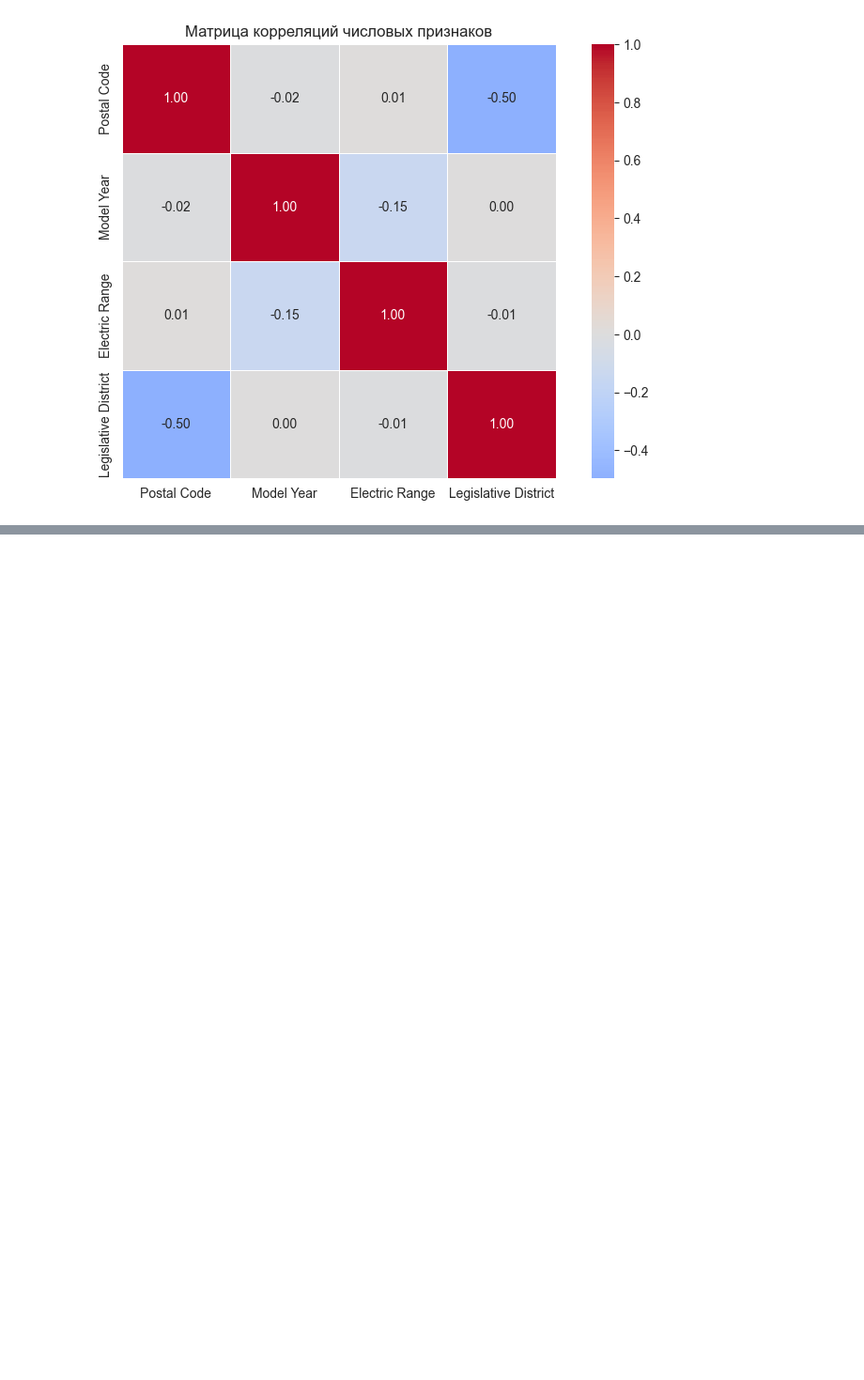
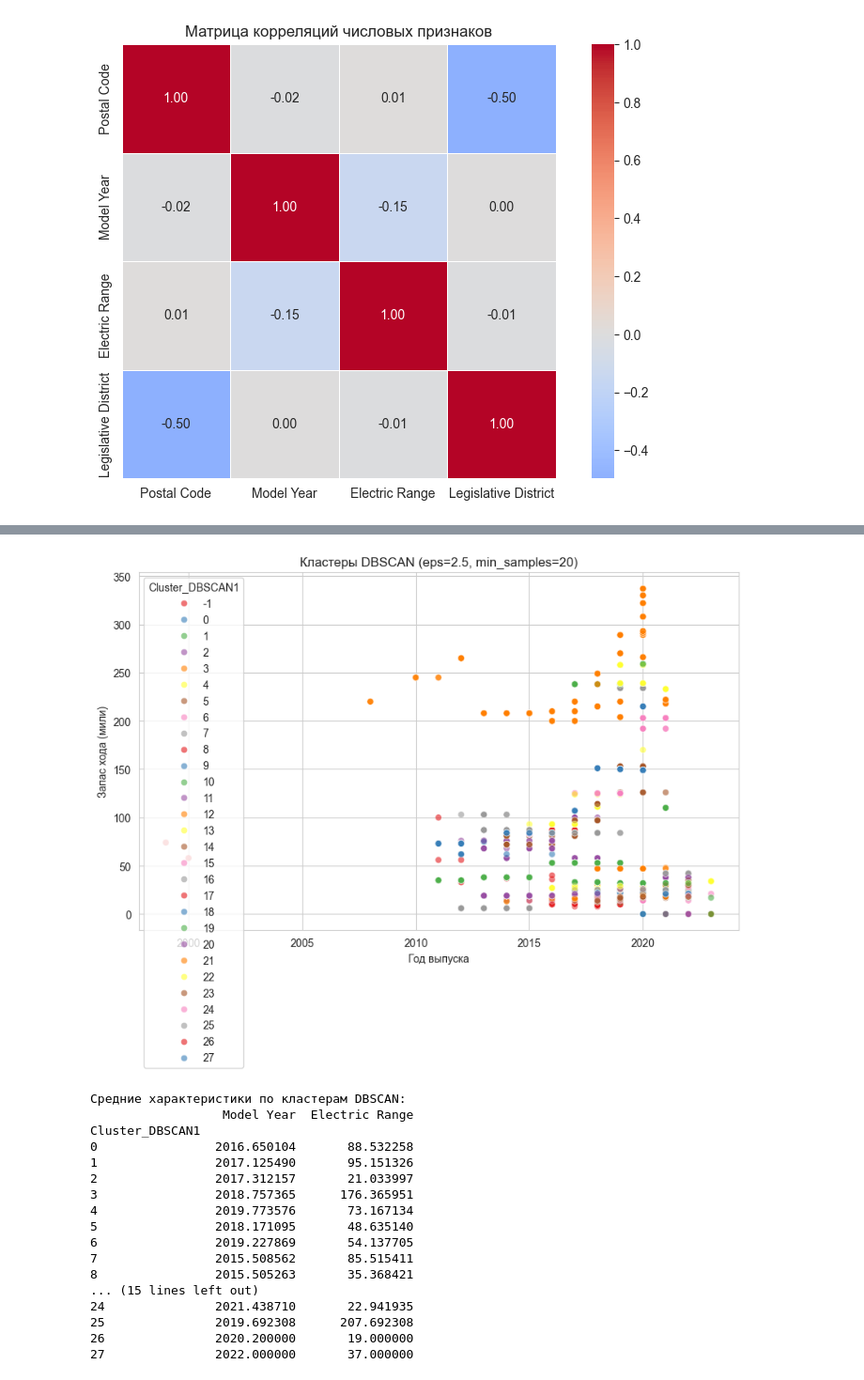
Before and after one commit to alexm1h/Machine-Learning-Python, a Jupyter notebook: lab2_MO/lab2_MO.ipynb, the cells around one changed output, grey strips where cells are left out. Shown at 94% size. Cells and saved outputs as stored; diff of their text form; code cells hidden in the pictures; blank space fills up the shorter version.

```diff
--- a/lab2_MO/lab2_MO.ipynb
+++ b/lab2_MO/lab2_MO.ipynb
@@ -281,0 +521,41 @@ Legislative District              1.000000
+# %%
+from sklearn.cluster import DBSCAN
+
+#Обучаем DBSCAN с удачными параметрами
+dbscan = DBSCAN(eps=2.5, min_samples=20)
+data_clean['Cluster_DBSCAN1'] = dbscan.fit_predict(X_scaled)
+
+plt.figure(figsize=(10, 6))
+sns.scatterplot(
+    data=data_clean.sample(5000, random_state=42),
+    x='Model Year', y='Electric Range',
+    hue='Cluster_DBSCAN1',
+    palette='Set1',
+    alpha=0.6
+)
+plt.title('Кластеры DBSCAN (eps=2.5, min_samples=20)')
+plt.xlabel('Год выпуска')
+plt.ylabel('Запас хода (мили)')
+plt.show()
+
+print("Средние характеристики по кластерам DBSCAN:")
+print(data_clean[data_clean['Cluster_DBSCAN1'] != -1].groupby('Cluster_DBSCAN1')[['Model Year', 'Electric Range']].mean())
+# %% [output]
+[figure, added]
+Средние характеристики по кластерам DBSCAN:
+                  Model Year  Electric Range
+Cluster_DBSCAN1
+0                2016.650104       88.532258
+1                2017.125490       95.151326
+2                2017.312157       21.033997
+3                2018.757365      176.365951
+4                2019.773576       73.167134
+5                2018.171095       48.635140
+6                2019.227869       54.137705
+7                2015.508562       85.515411
+8                2015.505263       35.368421
+... (15 lines left out)
+24               2021.438710       22.941935
+25               2019.692308      207.692308
+26               2020.200000       19.000000
+27               2022.000000       37.000000
```
Also changed, not shown: parts of 25 cells of this notebook.
